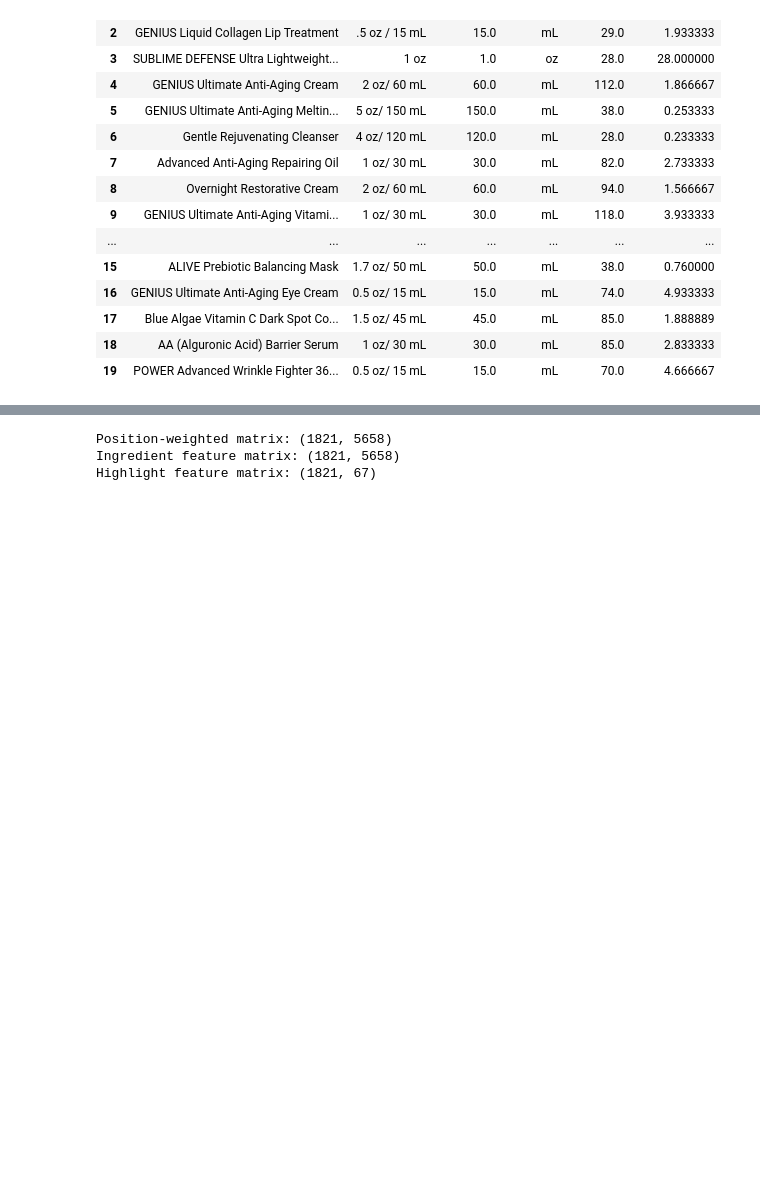
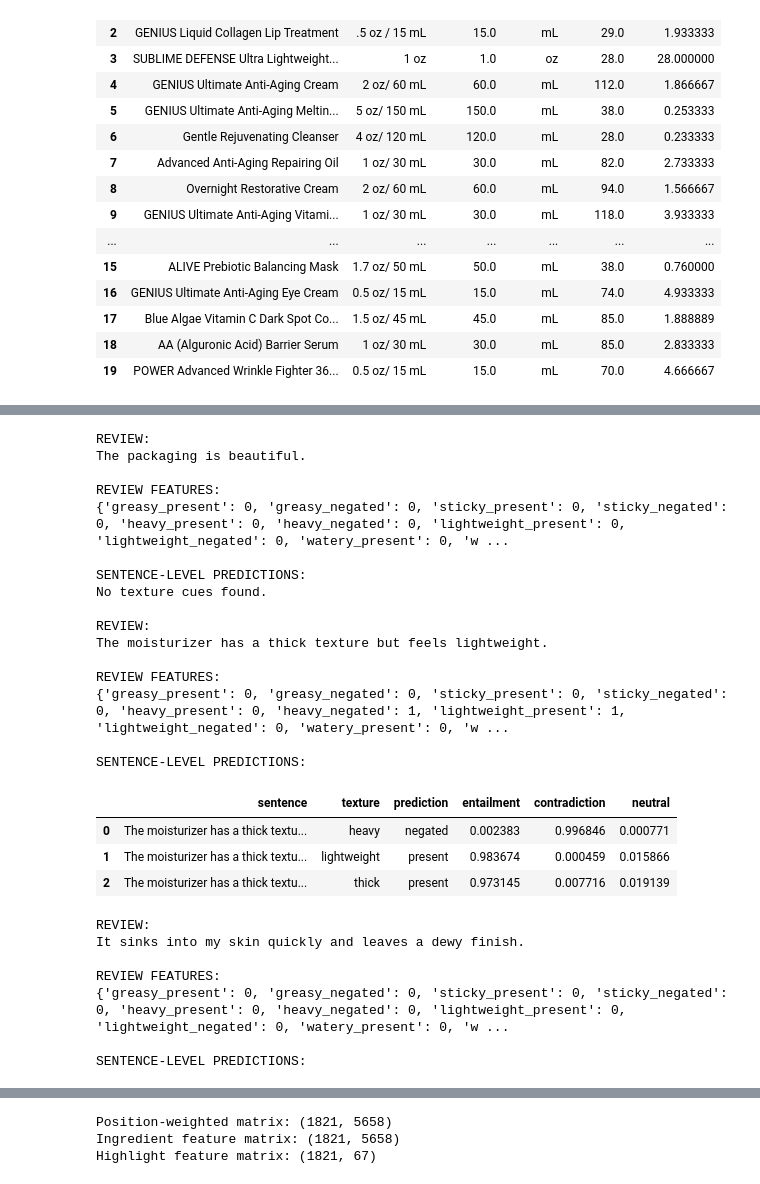
Before and after one commit to MariiaGrushina/Sephora-dupes, a Jupyter notebook: sephoraDupes_clean.ipynb, the cells around one changed output, grey strips where cells are left out. Saved outputs shown, nothing was run; the diff lists cells and outputs as text; code cells hidden in the pictures; blank space fills up the shorter version.

Commit message:
imported transformer for a reviews pattern find

```diff
--- a/sephoraDupes_clean.ipynb
+++ b/sephoraDupes_clean.ipynb
@@ -678,0 +848,53 @@ for path in review_paths:
+# %%
+test_reviews = [
+    "I did not like the packaging. The cream feels sticky.",
+
+    "I have oily skin, but this moisturizer does not feel greasy.",
+
+    "It is not sticky at first. It becomes sticky later.",
+
+    "The packaging is beautiful.",
+    "The moisturizer has a thick texture but feels lightweight.",
+
+    "It sinks into my skin quickly and leaves a dewy finish.",
+
+    "The serum does not pill under sunscreen.",
+
+    "I have dry skin, but this cream does not dry it out.",
+
+    "The formula feels silky and smooth.",
+]
+
+for review in test_reviews:
+
+    sentence_results, review_features = classify_texture(
+        review
+    )
+
+    print("\nREVIEW:")
+    print(review)
+
+    print("\nREVIEW FEATURES:")
+    print(review_features)
+
+    print("\nSENTENCE-LEVEL PREDICTIONS:")
+
+    # Put the new check here, inside the loop.
+    if sentence_results.empty:
+        print("No texture cues found.")
+
+    else:
+        display(
+            sentence_results.loc[
+                sentence_results["prediction"].ne("unclear"),
+                [
+                    "sentence",
+                    "texture",
+                    "prediction",
+                    "entailment",
+                    "contradiction",
+                    "neutral",
+                ],
+            ]
+        )
+# %% [output]
@@ -678,0 +929,27 @@ for path in review_paths:
+REVIEW:
+The packaging is beautiful.
+
+REVIEW FEATURES:
+{'greasy_present': 0, 'greasy_negated': 0, 'sticky_present': 0, 'sticky_negated': 0, 'heavy_present': 0, 'heavy_negated': 0, 'lightweight_present': 0, 'lightweight_negated': 0, 'watery_present': 0, 'w ...
+
+SENTENCE-LEVEL PREDICTIONS:
+No texture cues found.
+
+REVIEW:
+The moisturizer has a thick texture but feels lightweight.
+
+REVIEW FEATURES:
+{'greasy_present': 0, 'greasy_negated': 0, 'sticky_present': 0, 'sticky_negated': 0, 'heavy_present': 0, 'heavy_negated': 1, 'lightweight_present': 1, 'lightweight_negated': 0, 'watery_present': 0, 'w ...
+
+SENTENCE-LEVEL PREDICTIONS:
+|  | sentence | texture | prediction | entailment | contradiction | neutral |
+| 0 | The moisturizer has a thick textu... | heavy | negated | 0.002383 | 0.996846 | 0.000771 |
+| 1 | The moisturizer has a thick textu... | lightweight | present | 0.983674 | 0.000459 | 0.015866 |
+| 2 | The moisturizer has a thick textu... | thick | present | 0.973145 | 0.007716 | 0.019139 |
+REVIEW:
+It sinks into my skin quickly and leaves a dewy finish.
+
+REVIEW FEATURES:
+{'greasy_present': 0, 'greasy_negated': 0, 'sticky_present': 0, 'sticky_negated': 0, 'heavy_present': 0, 'heavy_negated': 0, 'lightweight_present': 0, 'lightweight_negated': 0, 'watery_present': 0, 'w ...
+
+SENTENCE-LEVEL PREDICTIONS:
```
Also changed, not shown: parts of 12 cells of this notebook.
